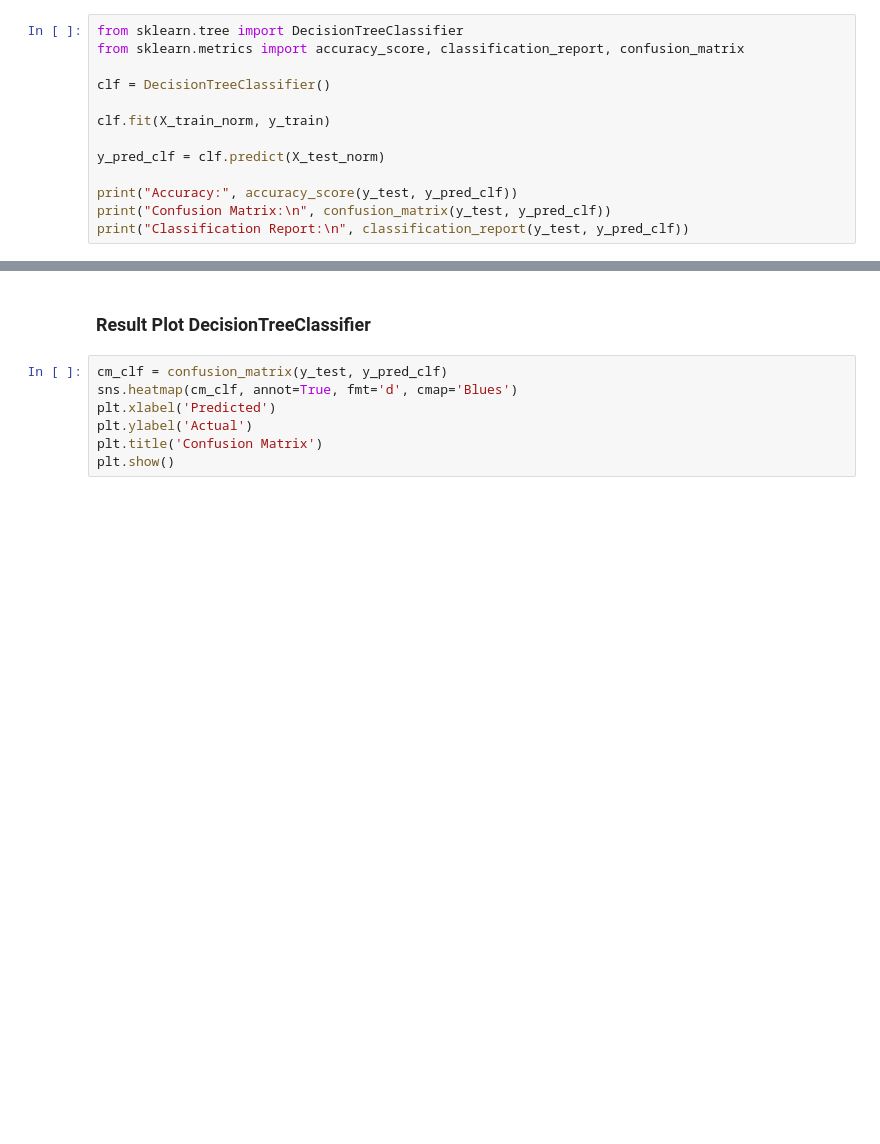
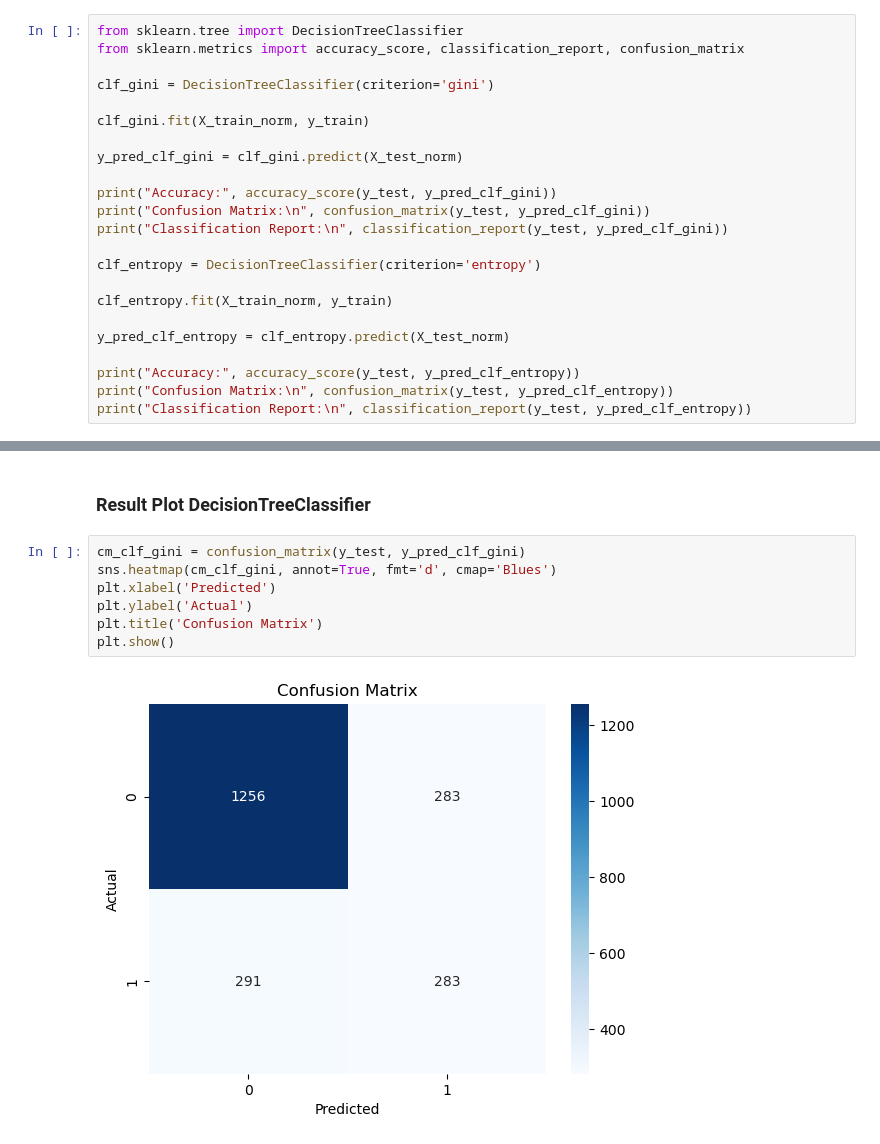
Before and after one commit to RaphaCosil/telecomunication-ml, a Jupyter notebook: telco_customer_ml.ipynb, the cells around one changed output, grey strips where cells are left out. Drawn from its saved outputs; the diff is of its cells as text; blank space fills up the shorter version.

Commit message:
adding entropy and gini classifier on decision tree

```diff
--- a/telco_customer_ml.ipynb
+++ b/telco_customer_ml.ipynb
@@ -129,12 +194,22 @@ plt.show()
 from sklearn.tree import DecisionTreeClassifier
 from sklearn.metrics import accuracy_score, classification_report, confusion_matrix
 
-clf = DecisionTreeClassifier()
+clf_gini = DecisionTreeClassifier(criterion='gini')
 
-clf.fit(X_train_norm, y_train)
+clf_gini.fit(X_train_norm, y_train)
 
-y_pred_clf = clf.predict(X_test_norm)
+y_pred_clf_gini = clf_gini.predict(X_test_norm)
 
-print("Accuracy:", accuracy_score(y_test, y_pred_clf))
-print("Confusion Matrix:\n", confusion_matrix(y_test, y_pred_clf))
-print("Classification Report:\n", classification_report(y_test, y_pred_clf))
+print("Accuracy:", accuracy_score(y_test, y_pred_clf_gini))
+print("Confusion Matrix:\n", confusion_matrix(y_test, y_pred_clf_gini))
+print("Classification Report:\n", classification_report(y_test, y_pred_clf_gini))
+
+clf_entropy = DecisionTreeClassifier(criterion='entropy')
+
+clf_entropy.fit(X_train_norm, y_train)
+
+y_pred_clf_entropy = clf_entropy.predict(X_test_norm)
+
+print("Accuracy:", accuracy_score(y_test, y_pred_clf_entropy))
+print("Confusion Matrix:\n", confusion_matrix(y_test, y_pred_clf_entropy))
+print("Classification Report:\n", classification_report(y_test, y_pred_clf_entropy))
@@ -141,9 +234,11 @@ print("Classification Report:\n", classification_report(y_test, y_pred_clf))
 # %% [markdown]
 ### Result Plot DecisionTreeClassifier
 # %%
-cm_clf = confusion_matrix(y_test, y_pred_clf)
-sns.heatmap(cm_clf, annot=True, fmt='d', cmap='Blues')
+cm_clf_gini = confusion_matrix(y_test, y_pred_clf_gini)
+sns.heatmap(cm_clf_gini, annot=True, fmt='d', cmap='Blues')
 plt.xlabel('Predicted')
 plt.ylabel('Actual')
 plt.title('Confusion Matrix')
 plt.show()
+# %% [output]
+[figure, added]
```
Also changed, not shown: parts of 10 cells of this notebook.
